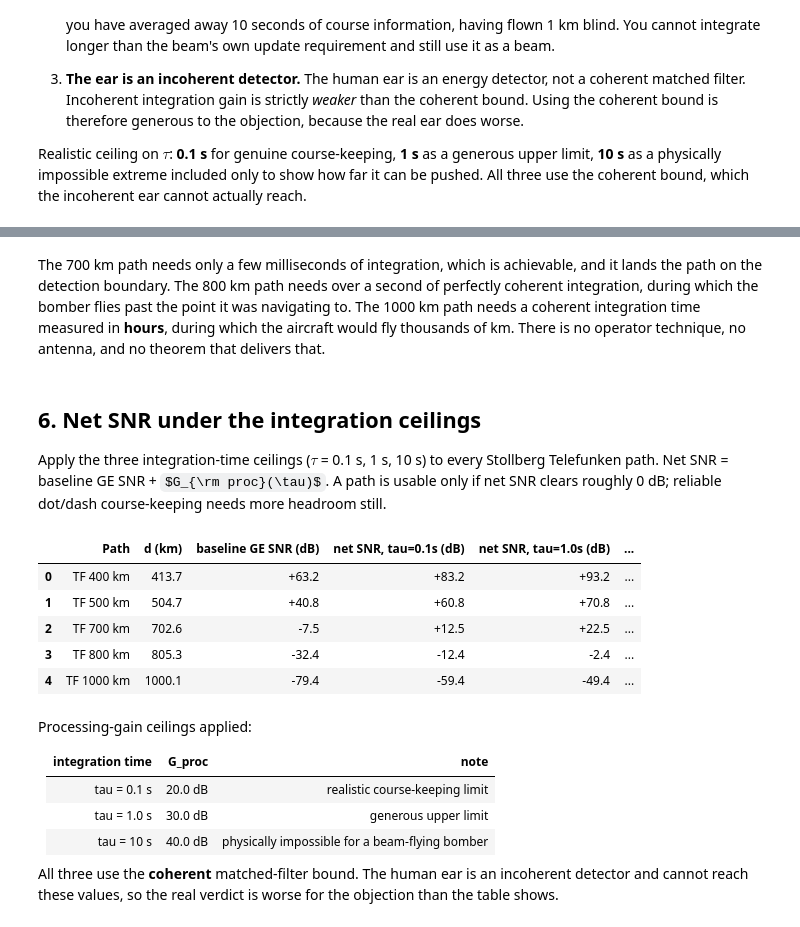
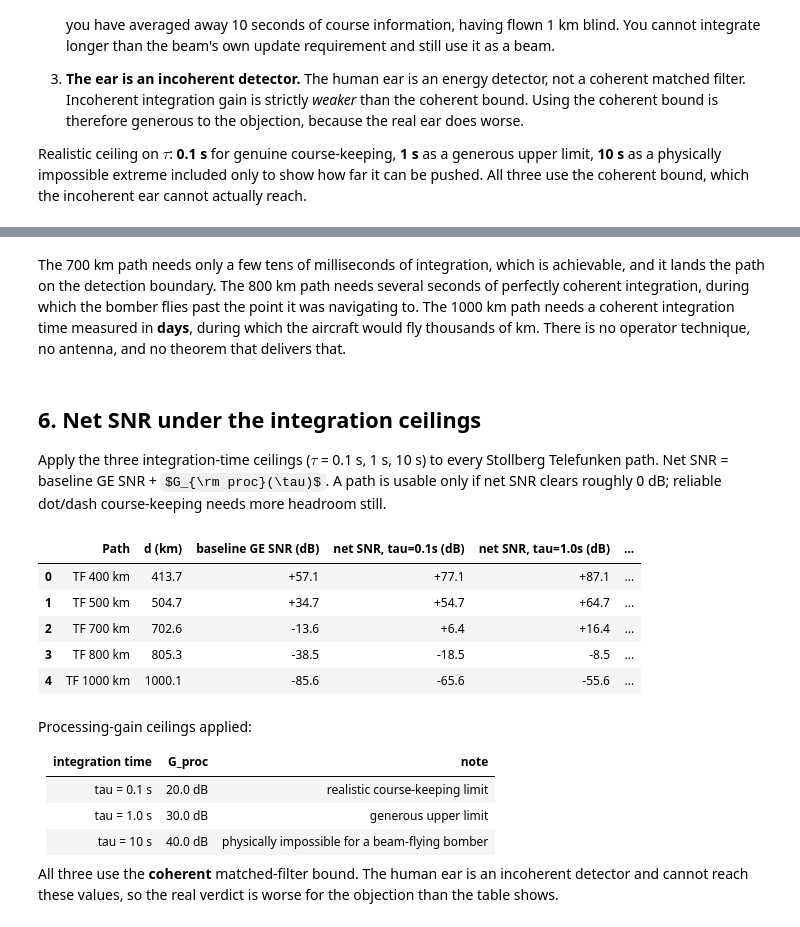
Before and after one commit to AlanSpaceAudits/battle-of-the-beams, a Jupyter notebook: jupyter_book/004_Processing_Gain_Ceiling.ipynb, the cells around one changed output, grey strips where cells are left out. Cells and saved outputs as stored; diff of their text form; code cells hidden in the pictures; some formulas as TeX source.

```diff
--- a/jupyter_book/004_Processing_Gain_Ceiling.ipynb
+++ b/jupyter_book/004_Processing_Gain_Ceiling.ipynb
@@ -109,13 +109,12 @@ def ge_snr_dB(W_m, H_m, target_name, station='Stollberg'):
     return d_m/1000, P_rx - N_dBW
 
 TF = ['TF 400 km','TF 500 km','TF 700 km','TF 800 km','TF 1000 km']
+W_sub, H_sub = 35.0, 20.0          # Bullnyte sub-aperture radiator
 rows = []
 for tname in TF:
-    d_km, snr_full = ge_snr_dB(99, 29, tname)
-    _,    snr_sub  = ge_snr_dB(35, 20, tname)
-    rows.append([tname, round(d_km,1), f"{snr_full:+.1f}", f"{snr_sub:+.1f}"])
+    d_km, snr = ge_snr_dB(W_sub, H_sub, tname)
+    rows.append([tname, round(d_km,1), f"{snr:+.1f}"])
 base_df = pd.DataFrame(rows, columns=['Path','d from Stollberg (km)',
-                                      'GE SNR full aperture (dB)',
-                                      'GE SNR Bullnyte sub-ap (dB)'])
+                                      'GE SNR (dB, neg = below floor)'])
 base_df
 # %% [output]
@@ -139,8 +138,8 @@ def tau_required_s(deficit_dB, B_ref=B_ref):
 
 req_rows = []
 for tname in ['TF 700 km','TF 800 km','TF 1000 km']:
-    d_km, snr_full = ge_snr_dB(99, 29, tname)
-    deficit = -snr_full
+    d_km, snr = ge_snr_dB(W_sub, H_sub, tname)
+    deficit = -snr
     tau = tau_required_s(deficit)
     flown_m = tau * v_air
     if tau < 1:
@@ -156,9 +155,9 @@ for tname in ['TF 700 km','TF 800 km','TF 1000 km']:
                  else f"{flown_m/1e3:,.0f} km")
     possible = ('Yes, within course-keeping limit' if tau < 0.1
                 else 'No, exceeds course-keeping limit')
-    req_rows.append([tname, round(d_km,1), f"{deficit:.1f}",
+    req_rows.append([tname, round(d_km,1), f"{snr:+.1f}",
                      tau_str, flown_str, possible])
-req_df = pd.DataFrame(req_rows, columns=['Path','d (km)','SNR deficit (dB)',
+req_df = pd.DataFrame(req_rows, columns=['Path','d (km)','GE SNR (dB, neg = below floor)',
                                          'tau required for 0 dB',
                                          'aircraft displacement during tau',
                                          'physically possible?'])
@@ -171,5 +170,5 @@ req_df
 # %% [markdown]
-The 700 km path needs only a few milliseconds of integration, which is achievable, and it lands the path on the detection boundary. The 800 km path needs over a second of perfectly coherent integration, during which the bomber flies past the point it was navigating to. The 1000 km path needs a coherent integration time measured in **hours**, during which the aircraft would fly thousands of km. There is no operator technique, no antenna, and no theorem that delivers that.
+The 700 km path needs only a few tens of milliseconds of integration, which is achievable, and it lands the path on the detection boundary. The 800 km path needs several seconds of perfectly coherent integration, during which the bomber flies past the point it was navigating to. The 1000 km path needs a coherent integration time measured in **days**, during which the aircraft would fly thousands of km. There is no operator technique, no antenna, and no theorem that delivers that.
 # %% [markdown]
 ## 6. Net SNR under the integration ceilings
 
@@ -177,24 +176,24 @@ Apply the three integration-time ceilings ($\tau$ = 0.1 s, 1 s, 10 s) to every S
 # %%
 tau_ceilings = [0.1, 1.0, 10.0]
 net_rows = []
 for tname in TF:
-    d_km, snr_full = ge_snr_dB(99, 29, tname)
-    row = [tname, round(d_km,1), f"{snr_full:+.1f}"]
+    d_km, snr = ge_snr_dB(W_sub, H_sub, tname)
+    row = [tname, round(d_km,1), f"{snr:+.1f}"]
     for tau in tau_ceilings:
-        net = snr_full + G_proc_dB(tau)
+        net = snr + G_proc_dB(tau)
         row.append(f"{net:+.1f}")
     net_rows.append(row)
 cols = ['Path','d (km)','baseline GE SNR (dB)']
 cols += [f"net SNR, tau={t}s (dB)" for t in tau_ceilings]
 net_df = pd.DataFrame(net_rows, columns=cols)
 net_df
 # %% [output]
 |  | Path | d (km) | baseline GE SNR (dB) | net SNR, tau=0.1s (dB) | net SNR, tau=1.0s (dB) | ... |
-| 0 | TF 400 km | 413.7 | +63.2 | +83.2 | +93.2 | ... |
-| 1 | TF 500 km | 504.7 | +40.8 | +60.8 | +70.8 | ... |
-| 2 | TF 700 km | 702.6 | -7.5 | +12.5 | +22.5 | ... |
-| 3 | TF 800 km | 805.3 | -32.4 | -12.4 | -2.4 | ... |
-| 4 | TF 1000 km | 1000.1 | -79.4 | -59.4 | -49.4 | ... |
+| 0 | TF 400 km | 413.7 | +57.1 | +77.1 | +87.1 | ... |
+| 1 | TF 500 km | 504.7 | +34.7 | +54.7 | +64.7 | ... |
+| 2 | TF 700 km | 702.6 | -13.6 | +6.4 | +16.4 | ... |
+| 3 | TF 800 km | 805.3 | -38.5 | -18.5 | -8.5 | ... |
+| 4 | TF 1000 km | 1000.1 | -85.6 | -65.6 | -55.6 | ... |
 # %%
 display(Markdown(rf'''
 Processing-gain ceilings applied:
```
Also changed, not shown: parts of 8 cells of this notebook, 9 other files.
